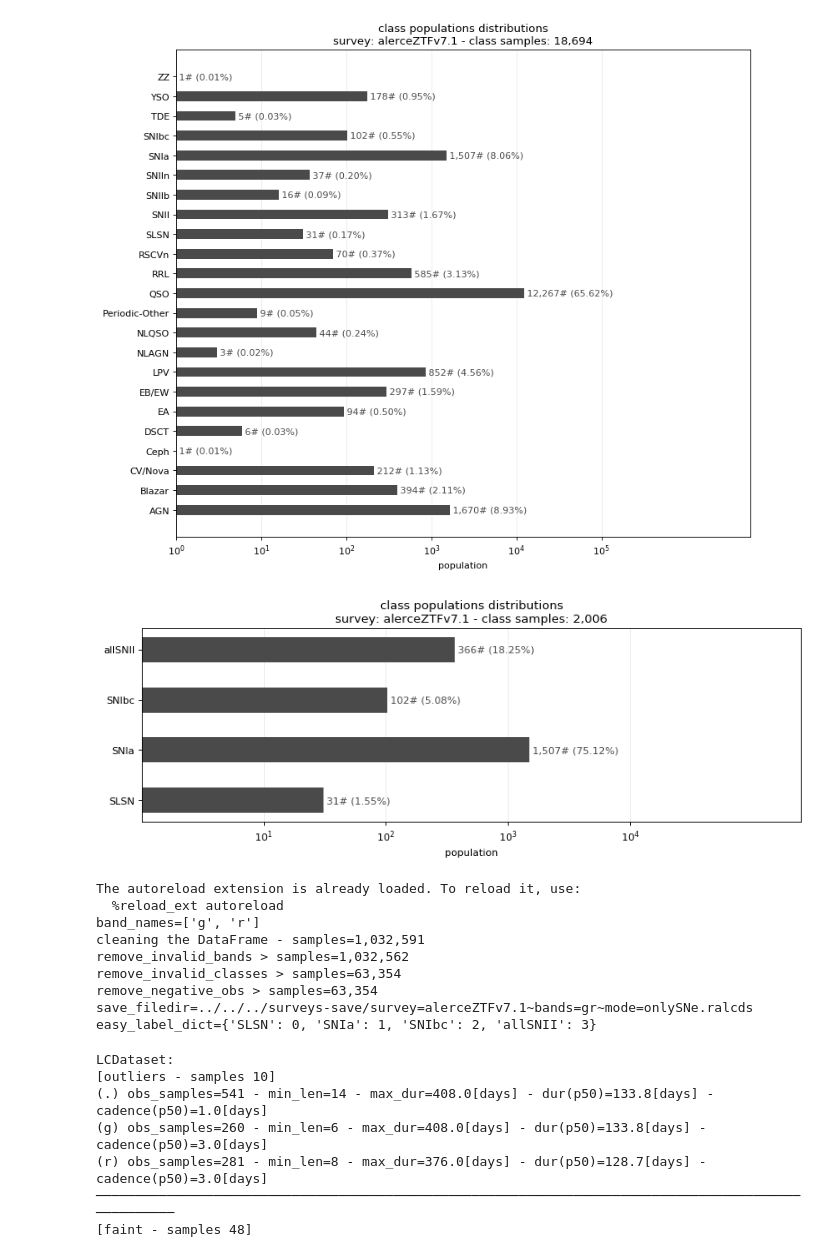
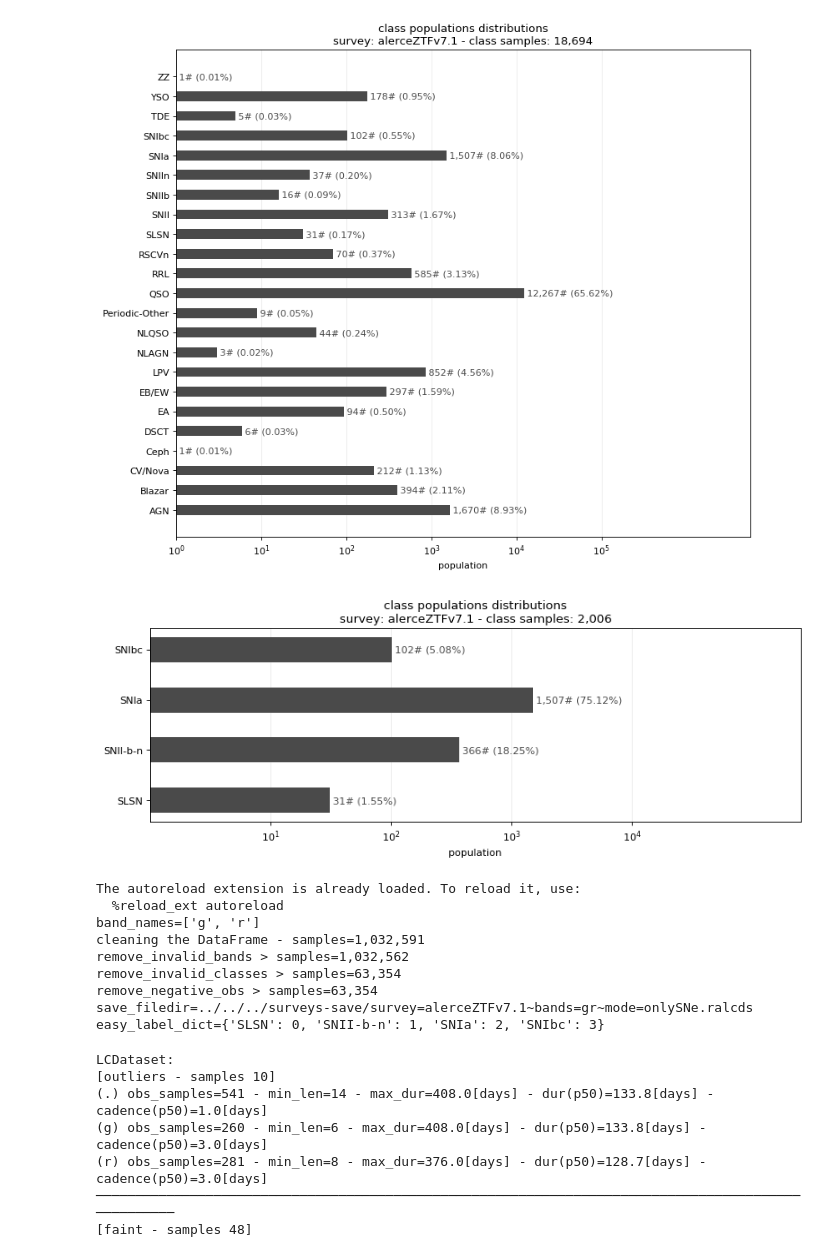
Before and after one commit to oscarpimentel/astro-lightcurves-handler, a Jupyter notebook: experiments/surveys-exports/alerceZTF_v7.1.ipynb, the cells around one changed output. Drawn from its saved outputs; the diff is of its cells as text; code cells hidden in the pictures.

```diff
--- a/experiments/surveys-exports/alerceZTF_v7.1.ipynb
+++ b/experiments/surveys-exports/alerceZTF_v7.1.ipynb
@@ -163,40 +163,49 @@ DF_SN_LIST = ['SLSN' ,'SNII', 'SNIIb', 'SNIIn', 'SNIa', 'SNIbc']
 #mode = 'transients'
 #mode = 'RRCeph'
 mode = 'onlySNe'
-#mode = 'onlySNIa'
+#mode = 'onlySNe-SLSN'
 
 if mode=='simple':
     invalid_classes = []
     query_classes = []
     to_merge_classes_dic = {'SN':DF_SN_LIST,}
 
 elif mode=='onlySNe':
     kwargs = {
         'invalid_classes':[],
         'query_classes':DF_SN_LIST,
         'merge_classes_dict':{
-            'allSNII':['SNII', 'SNIIb', 'SNIIn'],
+            'SNII-b-n':['SNII', 'SNIIb', 'SNIIn'],
+        },
+    }
+elif mode=='onlySNe-SLSN':
+    kwargs = {
+        'invalid_classes':[],
+        'query_classes':[sn for sn in DF_SN_LIST if not sn=='SLSN'],
+        'merge_classes_dict':{
+            'SNII-b-n':['SNII', 'SNIIb', 'SNIIn'],
         },
     }
 
 elif mode=='onlySNIa':
     kwargs = {
         'invalid_classes':[],
         'query_classes':DF_SN_LIST,
         'merge_classes_dict':{
-            'nonSNIa':['SLSN' ,'SNII', 'SNIIb', 'SNIIn', 'SNIbc'],
+            'non-SNIa':['SLSN' ,'SNII', 'SNIIb', 'SNIIn', 'SNIbc'],
         },
     }
 
 elif mode=='RRCeph':
     invalid_classes = []
     query_classes = ['RRL','Ceph']
     to_merge_classes_dic = {}
 
 lcDictionaryCreator.update_labels_df(**kwargs)
 lcDictionaryCreator.plot_class_distribution(uses_log_scale=1)
+#assert 0
 # %% [output]
-[figure, old version]
+[figure, new version]
 # %%
 %load_ext autoreload
 %autoreload 2
@@ -221,7 +230,7 @@ remove_invalid_bands > samples=1,032,562
 remove_invalid_classes > samples=63,354
 remove_negative_obs > samples=63,354
 save_filedir=../../../surveys-save/survey=alerceZTFv7.1~bands=gr~mode=onlySNe.ralcds
-easy_label_dict={'SLSN': 0, 'SNIa': 1, 'SNIbc': 2, 'allSNII': 3}
+easy_label_dict={'SLSN': 0, 'SNII-b-n': 1, 'SNIa': 2, 'SNIbc': 3}
 # %%
 print(lcdataset)
 # %% [output]
```
Also changed, not shown: parts of 1 cell of this notebook, 1 other file.
